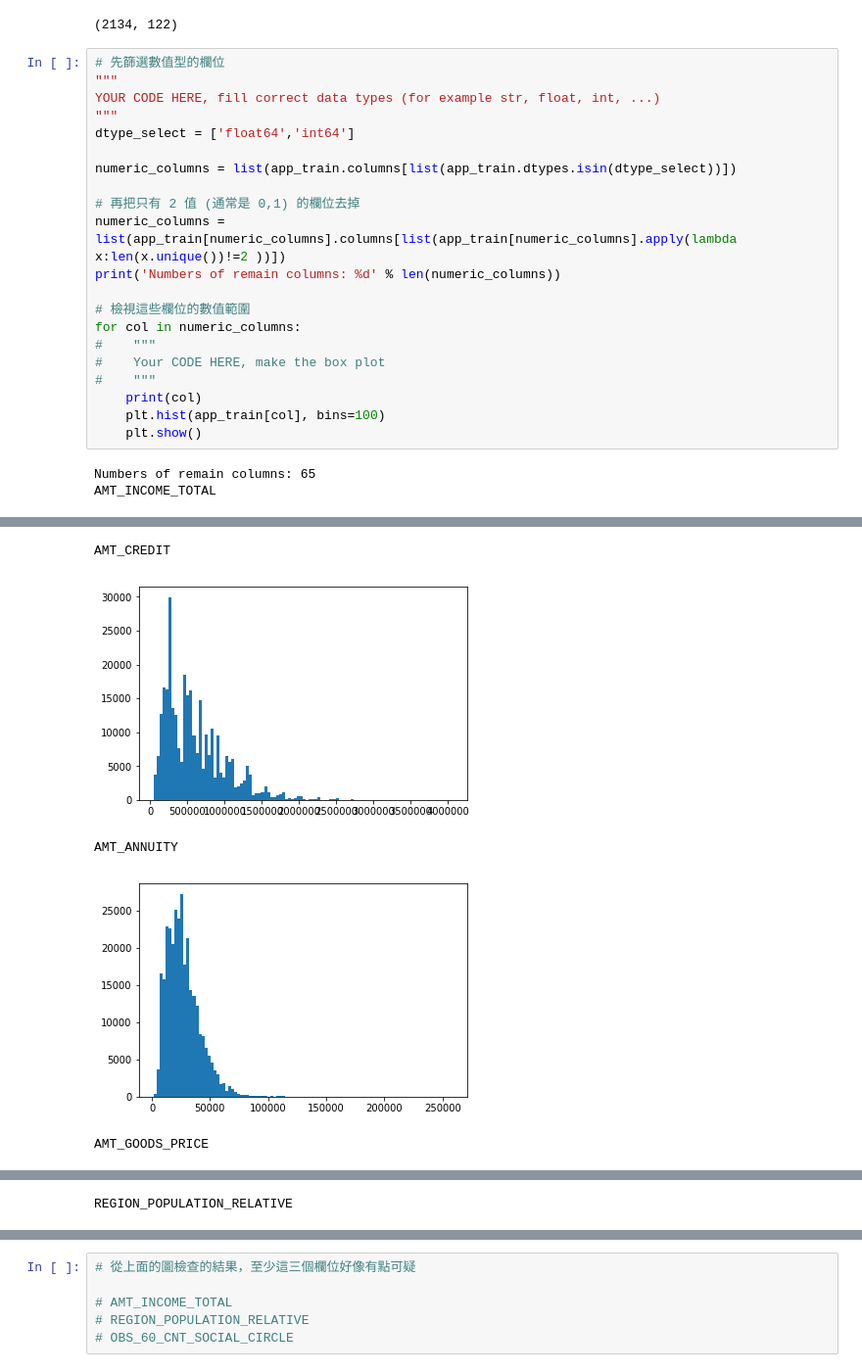
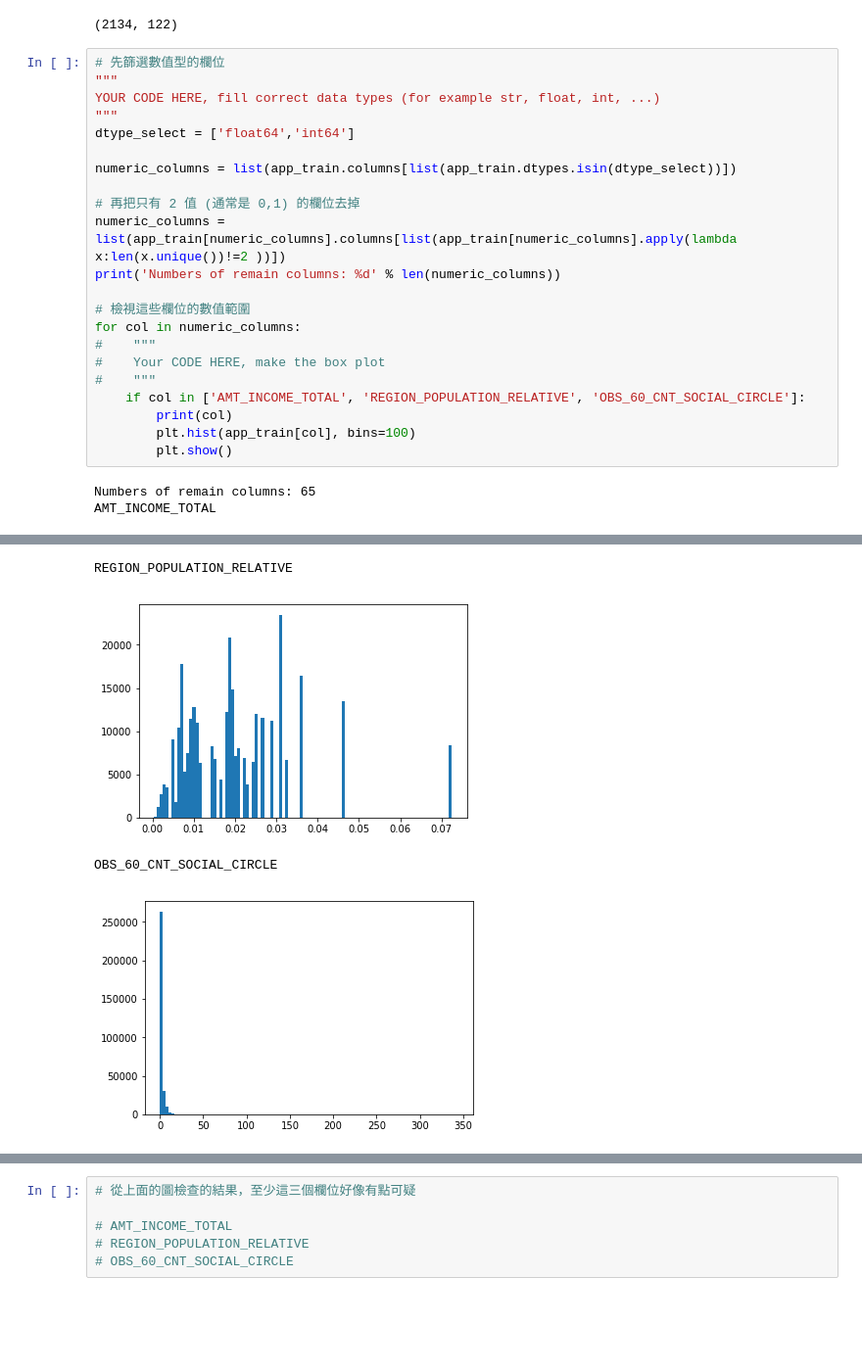
Before and after one commit to huangchinlin/2nd-ML100Days, a Jupyter notebook: homework/Day_006_HW.ipynb, the cells around one changed output, grey strips where cells are left out. Shown at 98% size. Saved outputs shown, nothing was run; the diff lists cells and outputs as text; blank space fills up the shorter version.

```diff
--- a/homework/Day_006_HW.ipynb
+++ b/homework/Day_006_HW.ipynb
@@ -49,30 +49,30 @@ Name: FLAG_OWN_CAR, dtype: int64
 # %%
 # 先篩選數值型的欄位
 """
 YOUR CODE HERE, fill correct data types (for example str, float, int, ...)
 """
 dtype_select = ['float64','int64']
 
 numeric_columns = list(app_train.columns[list(app_train.dtypes.isin(dtype_select))])
 
 # 再把只有 2 值 (通常是 0,1) 的欄位去掉
 numeric_columns = list(app_train[numeric_columns].columns[list(app_train[numeric_columns].apply(lambda x:len(x.unique())!=2 ))])
 print('Numbers of remain columns: %d' % len(numeric_columns))
 
 # 檢視這些欄位的數值範圍
 for col in numeric_columns:
 #    """
 #    Your CODE HERE, make the box plot
 #    """
-    print(col)
-    plt.hist(app_train[col], bins=100)
-    plt.show()
+    if col in ['AMT_INCOME_TOTAL', 'REGION_POPULATION_RELATIVE', 'OBS_60_CNT_SOCIAL_CIRCLE']:
+        print(col)
+        plt.hist(app_train[col], bins=100)
+        plt.show()
 # %% [output]
 Numbers of remain columns: 65
 AMT_INCOME_TOTAL
 [figure]
-AMT_CREDIT
+REGION_POPULATION_RELATIVE
-[figure, old version]
+[figure, new version]
-AMT_ANNUITY
+OBS_60_CNT_SOCIAL_CIRCLE
-[figure, old version]
+[figure, new version]
-AMT_GOODS_PRICE
@@ -80 +78,0 @@ AMT_GOODS_PRICE
-REGION_POPULATION_RELATIVE
```
Also changed, not shown: parts of 1 cell of this notebook.
